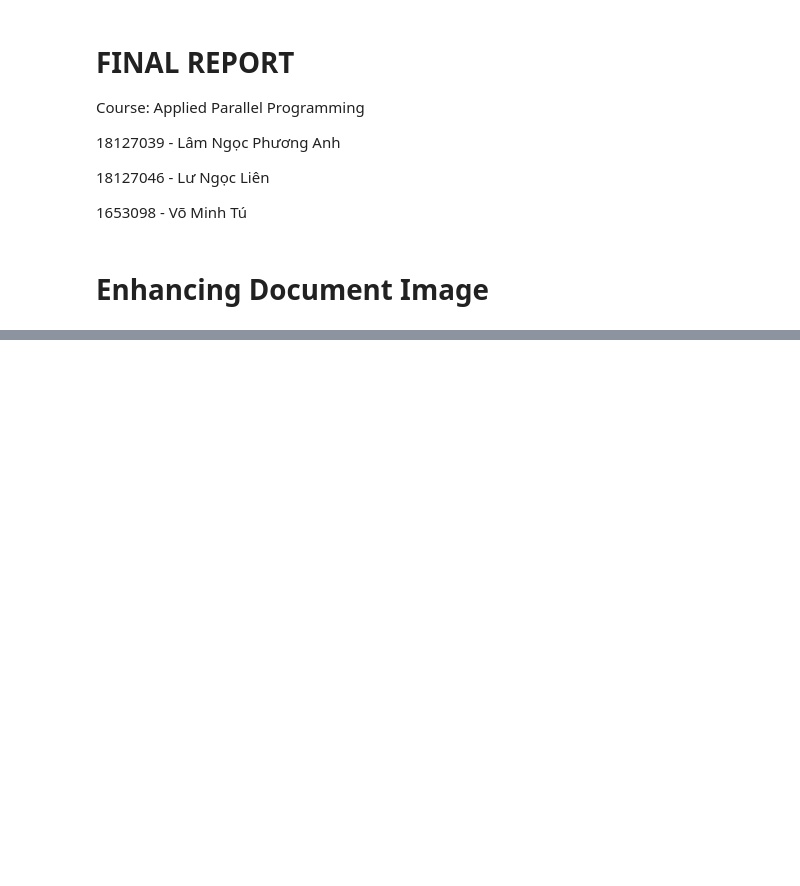
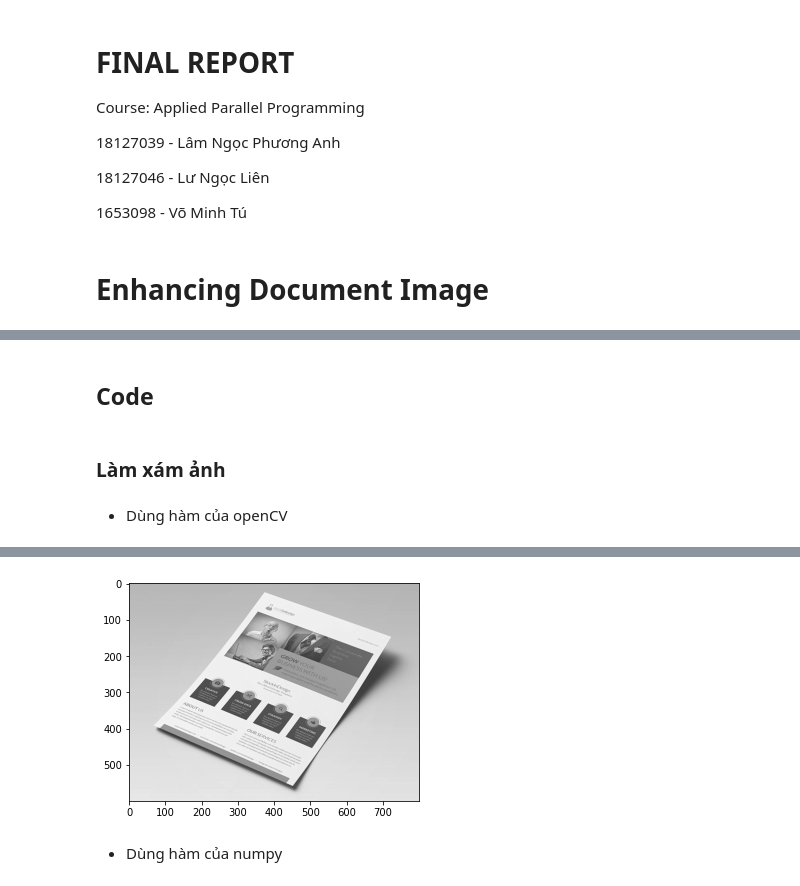
Before and after one commit to lnpanh/CSC14116, a Jupyter notebook: Report.ipynb, the cells around one changed output, grey strips where cells are left out. Drawn from its saved outputs; the diff is of its cells as text; code cells hidden in the pictures; blank space fills up the shorter version.

```diff
--- a/Report.ipynb
+++ b/Report.ipynb
@@ -102,0 +79,2 @@ Một vài ứng dụng sử dụng bài toán này là:
+# %% [markdown]
+## Code
@@ -102,0 +98,12 @@ Một vài ứng dụng sử dụng bài toán này là:
+# %%
+img_path = '/content/poster.png'
+img = np.asarray(Image.open(img_path))
+# %% [markdown]
+### Làm xám ảnh
+# %% [markdown]
+* Dùng hàm của openCV
+# %%
+%time gray_cv = cv2.cvtColor(cv2.cvtColor(img,cv2.COLOR_RGB2BGR), cv2.COLOR_BGR2GRAY)
+plt.imshow(gray_cv, cmap='gray')
+plt.show()
+# %% [output]
@@ -102,0 +112,3 @@ Một vài ứng dụng sử dụng bài toán này là:
+[figure, added]
+# %% [markdown]
+* Dùng hàm của numpy
```
Also changed, not shown: parts of 70 cells of this notebook.
